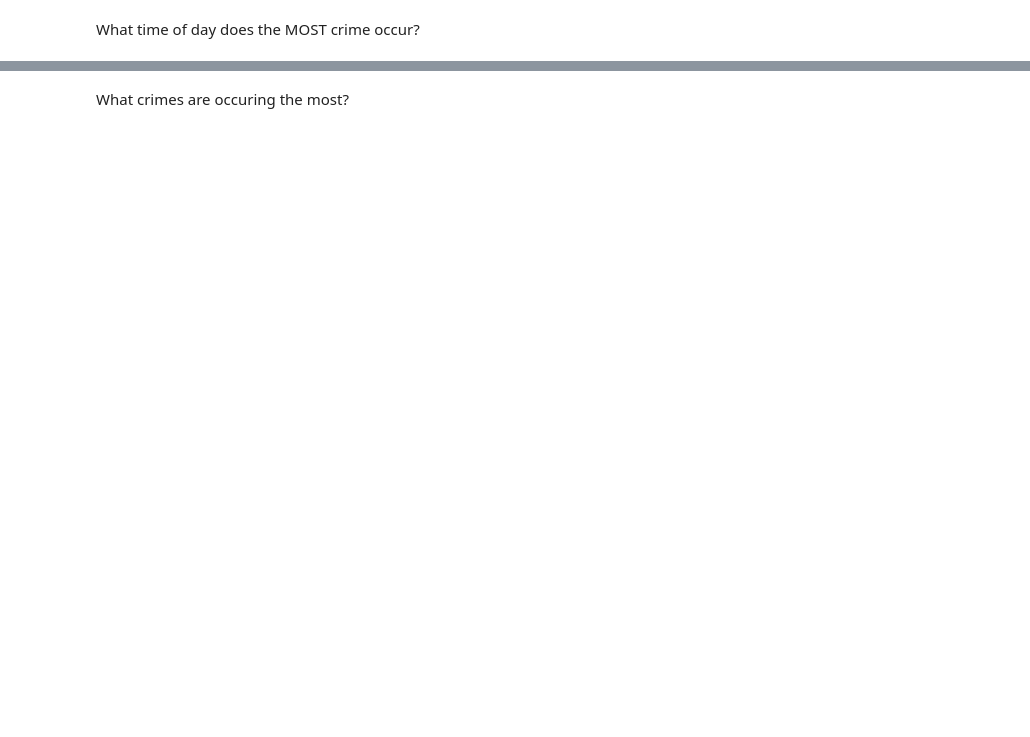
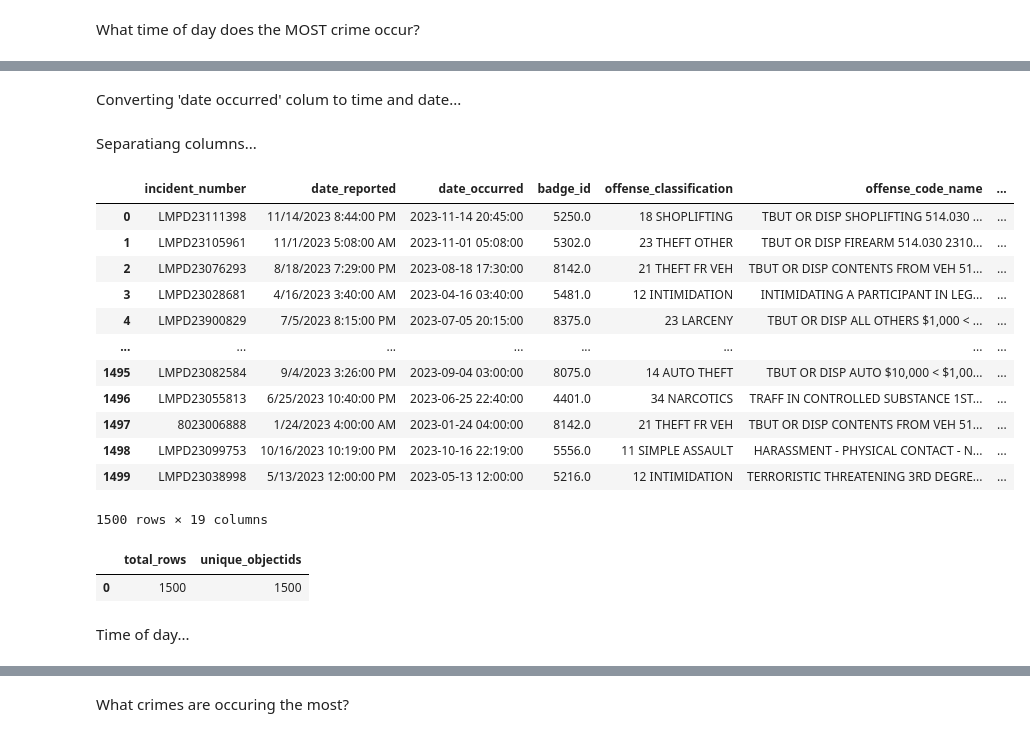
Before and after one commit to 2BLB/UBIAnalysis, a Jupyter notebook: notebooks/UBI_Analysis_notebook.ipynb, the cells around one changed output, grey strips where cells are left out. Saved outputs shown, nothing was run; the diff lists cells and outputs as text; code cells hidden in the pictures; blank space fills up the shorter version.

```diff
--- a/notebooks/UBI_Analysis_notebook.ipynb
+++ b/notebooks/UBI_Analysis_notebook.ipynb
@@ -531,0 +464,43 @@ LIMIT 1;
+# %% [markdown]
+Converting 'date occurred' colum to time and date...
+# %%
+local_crime['date_occurred'] = pd.to_datetime(local_crime['date_occurred'])
+# %% [markdown]
+Separatiang columns...
+# %%
+#Calculate columns for crime date, time, and hour from the 'date_occurred' column
+
+local_crime['crime_date'] = local_crime['date_occurred'].dt.date
+
+local_crime['crime_time'] = local_crime['date_occurred'].dt.time
+
+local_crime['crime_hour'] = local_crime['date_occurred'].dt.hour
+
+
+local_crime
+# %% [output]
+|  | incident_number | date_reported | date_occurred | badge_id | offense_classification | offense_code_name | ... |
+| 0 | LMPD23111398 | 11/14/2023 8:44:00 PM | 2023-11-14 20:45:00 | 5250.0 | 18 SHOPLIFTING | TBUT OR DISP SHOPLIFTING 514.030 ... | ... |
+| 1 | LMPD23105961 | 11/1/2023 5:08:00 AM | 2023-11-01 05:08:00 | 5302.0 | 23 THEFT OTHER | TBUT OR DISP FIREARM 514.030 2310... | ... |
+| 2 | LMPD23076293 | 8/18/2023 7:29:00 PM | 2023-08-18 17:30:00 | 8142.0 | 21 THEFT FR VEH | TBUT OR DISP CONTENTS FROM VEH 51... | ... |
+| 3 | LMPD23028681 | 4/16/2023 3:40:00 AM | 2023-04-16 03:40:00 | 5481.0 | 12 INTIMIDATION | INTIMIDATING A PARTICIPANT IN LEG... | ... |
+| 4 | LMPD23900829 | 7/5/2023 8:15:00 PM | 2023-07-05 20:15:00 | 8375.0 | 23 LARCENY | TBUT OR DISP ALL OTHERS $1,000 < ... | ... |
+| ... | ... | ... | ... | ... | ... | ... | ... |
+| 1495 | LMPD23082584 | 9/4/2023 3:26:00 PM | 2023-09-04 03:00:00 | 8075.0 | 14 AUTO THEFT | TBUT OR DISP AUTO $10,000 < $1,00... | ... |
+| 1496 | LMPD23055813 | 6/25/2023 10:40:00 PM | 2023-06-25 22:40:00 | 4401.0 | 34 NARCOTICS | TRAFF IN CONTROLLED SUBSTANCE 1ST... | ... |
+| 1497 | 8023006888 | 1/24/2023 4:00:00 AM | 2023-01-24 04:00:00 | 8142.0 | 21 THEFT FR VEH | TBUT OR DISP CONTENTS FROM VEH 51... | ... |
+| 1498 | LMPD23099753 | 10/16/2023 10:19:00 PM | 2023-10-16 22:19:00 | 5556.0 | 11 SIMPLE ASSAULT | HARASSMENT - PHYSICAL CONTACT - N... | ... |
+| 1499 | LMPD23038998 | 5/13/2023 12:00:00 PM | 2023-05-13 12:00:00 | 5216.0 | 12 INTIMIDATION | TERRORISTIC THREATENING 3RD DEGRE... | ... |
+1500 rows × 19 columns
+# %%
+pd.read_sql("""
+SELECT
+    COUNT(*) AS total_rows,
+    COUNT(DISTINCT objectid) AS unique_objectids
+FROM local_crime;
+""", conn)
+# %% [output]
+|  | total_rows | unique_objectids |
+| 0 | 1500 | 1500 |
+# %% [markdown]
+Time of day...
```
Also changed, not shown: parts of 35 cells of this notebook, 4 other files.
